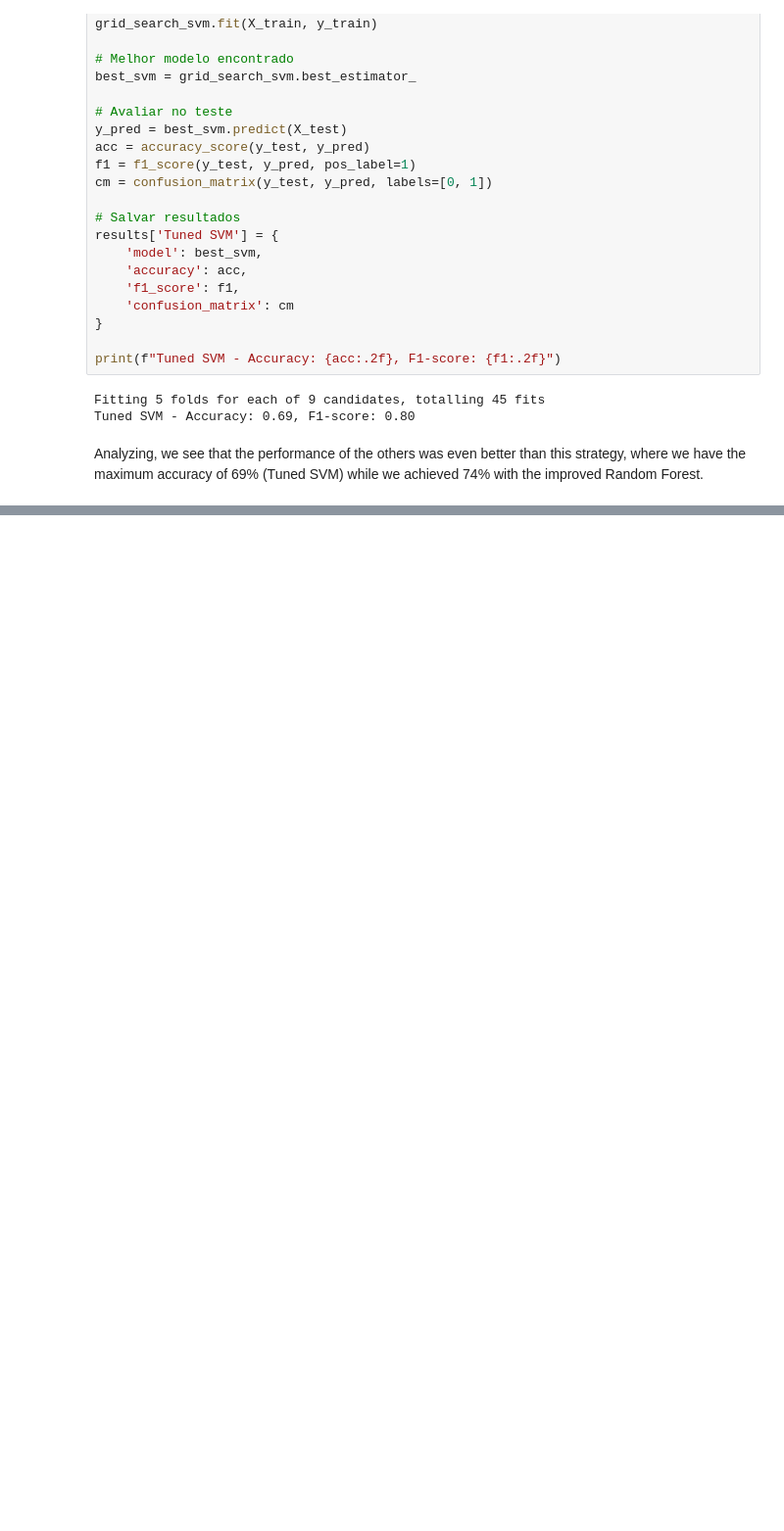
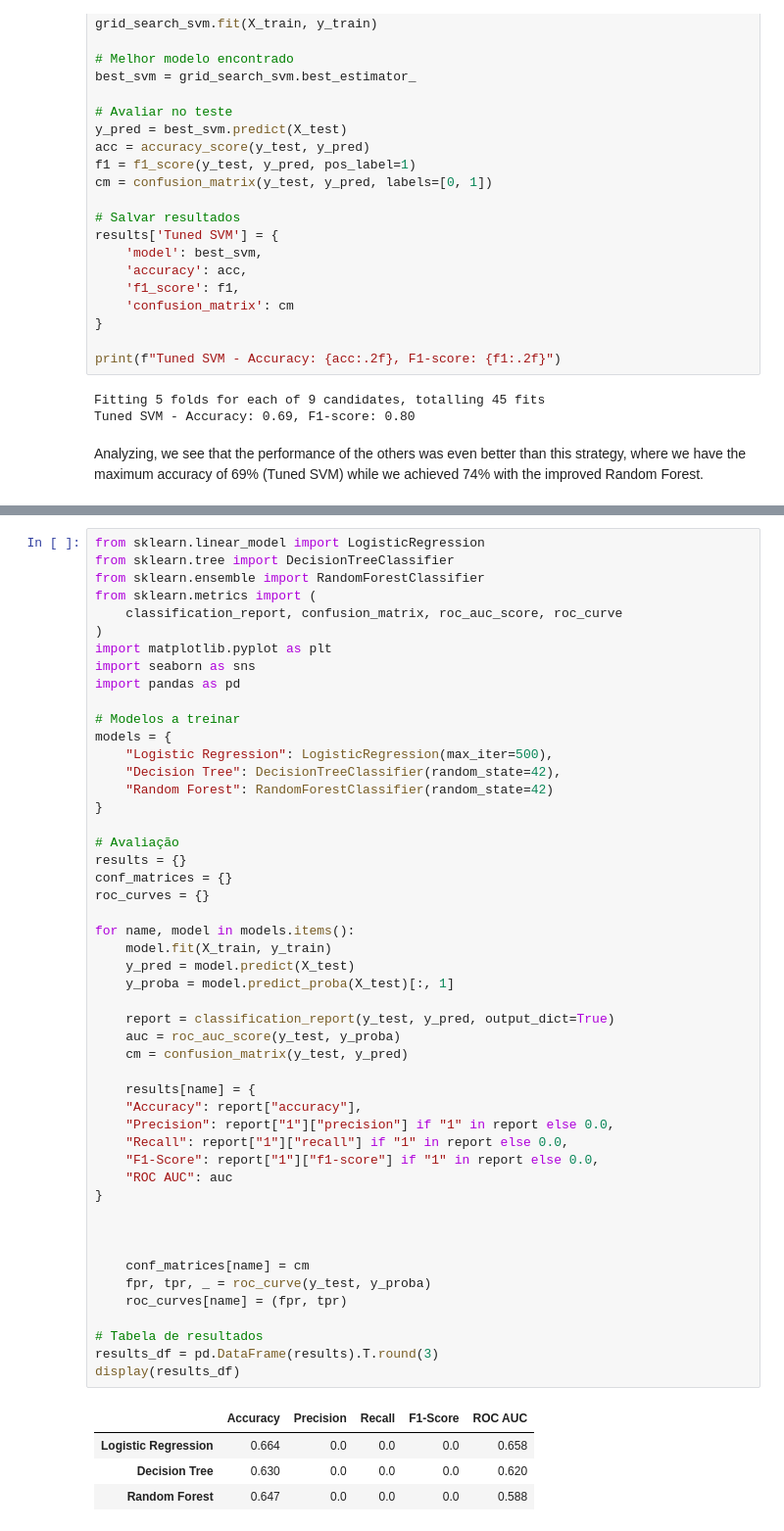
Before and after one commit to amandacalu/TP2_EIACD, a Jupyter notebook: (Amanda)TP2_EIACD.ipynb, the cells around one changed output, grey strips where cells are left out. Shown at 98% size. Cells and saved outputs as stored; diff of their text form; blank space fills up the shorter version.

```diff
--- a/(Amanda)TP2_EIACD.ipynb
+++ b/(Amanda)TP2_EIACD.ipynb
@@ -998,0 +1020,54 @@ Analyzing, we see that the performance of the others was even better than this s
+# %%
+from sklearn.linear_model import LogisticRegression
+from sklearn.tree import DecisionTreeClassifier
+from sklearn.ensemble import RandomForestClassifier
+from sklearn.metrics import (
+    classification_report, confusion_matrix, roc_auc_score, roc_curve
+)
+import matplotlib.pyplot as plt
+import seaborn as sns
+import pandas as pd
+
+# Modelos a treinar
+models = {
+    "Logistic Regression": LogisticRegression(max_iter=500),
+    "Decision Tree": DecisionTreeClassifier(random_state=42),
+    "Random Forest": RandomForestClassifier(random_state=42)
+}
+
+# Avaliação
+results = {}
+conf_matrices = {}
+roc_curves = {}
+
+for name, model in models.items():
+    model.fit(X_train, y_train)
+    y_pred = model.predict(X_test)
+    y_proba = model.predict_proba(X_test)[:, 1]
+
+    report = classification_report(y_test, y_pred, output_dict=True)
+    auc = roc_auc_score(y_test, y_proba)
+    cm = confusion_matrix(y_test, y_pred)
+
+    results[name] = {
+    "Accuracy": report["accuracy"],
+    "Precision": report["1"]["precision"] if "1" in report else 0.0,
+    "Recall": report["1"]["recall"] if "1" in report else 0.0,
+    "F1-Score": report["1"]["f1-score"] if "1" in report else 0.0,
+    "ROC AUC": auc
+}
+
+
+
+    conf_matrices[name] = cm
+    fpr, tpr, _ = roc_curve(y_test, y_proba)
+    roc_curves[name] = (fpr, tpr)
+
+# Tabela de resultados
+results_df = pd.DataFrame(results).T.round(3)
+display(results_df)
+# %% [output]
+|  | Accuracy | Precision | Recall | F1-Score | ROC AUC |
+| Logistic Regression | 0.664 | 0.0 | 0.0 | 0.0 | 0.658 |
+| Decision Tree | 0.630 | 0.0 | 0.0 | 0.0 | 0.620 |
+| Random Forest | 0.647 | 0.0 | 0.0 | 0.0 | 0.588 |
```
Also changed, not shown: parts of 15 cells of this notebook, 1 other file.
